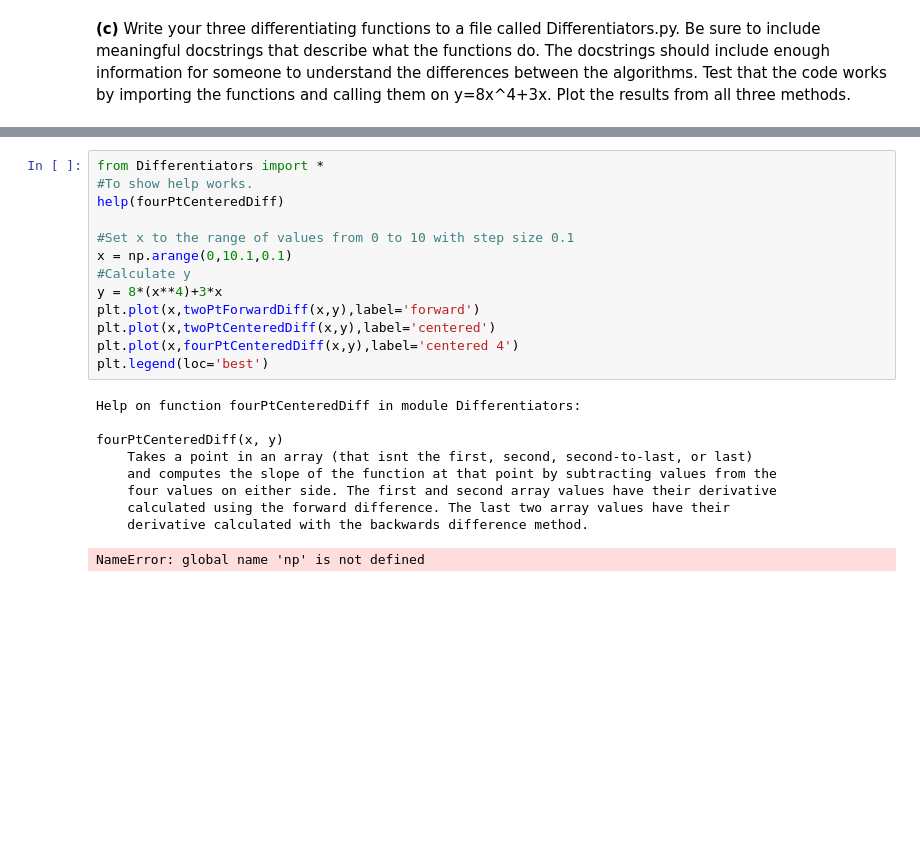
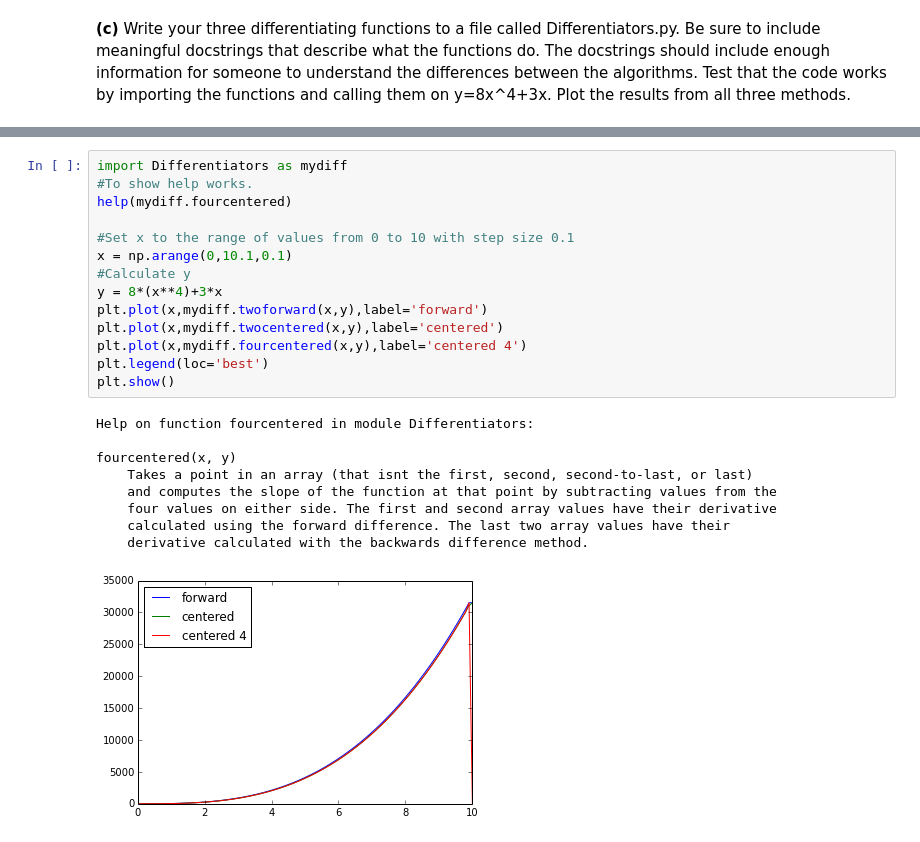
Before and after one commit to slewis06/PHYS202-S14, a Jupyter notebook: SciPy/DifferentiationExercises.ipynb, the cells around one changed output, grey strips where cells are left out. Saved outputs shown, nothing was run; the diff lists cells and outputs as text; blank space fills up the shorter version.

```diff
--- a/SciPy/DifferentiationExercises.ipynb
+++ b/SciPy/DifferentiationExercises.ipynb
@@ -243,23 +263,24 @@ Overwriting Differentiators.py
 # %%
-from Differentiators import *
+import Differentiators as mydiff
 #To show help works.
-help(fourPtCenteredDiff)
+help(mydiff.fourcentered)
 
 #Set x to the range of values from 0 to 10 with step size 0.1
 x = np.arange(0,10.1,0.1)
 #Calculate y
 y = 8*(x**4)+3*x
-plt.plot(x,twoPtForwardDiff(x,y),label='forward')
-plt.plot(x,twoPtCenteredDiff(x,y),label='centered')
-plt.plot(x,fourPtCenteredDiff(x,y),label='centered 4')
+plt.plot(x,mydiff.twoforward(x,y),label='forward')
+plt.plot(x,mydiff.twocentered(x,y),label='centered')
+plt.plot(x,mydiff.fourcentered(x,y),label='centered 4')
 plt.legend(loc='best')
+plt.show()
 # %% [output]
-Help on function fourPtCenteredDiff in module Differentiators:
+Help on function fourcentered in module Differentiators:
 
-fourPtCenteredDiff(x, y)
+fourcentered(x, y)
     Takes a point in an array (that isnt the first, second, second-to-last, or last)
     and computes the slope of the function at that point by subtracting values from the
     four values on either side. The first and second array values have their derivative
     calculated using the forward difference. The last two array values have their
     derivative calculated with the backwards difference method.
-NameError: global name 'np' is not defined
+[figure, added]
```
Also changed, not shown: parts of 6 cells of this notebook, 4 other files.
